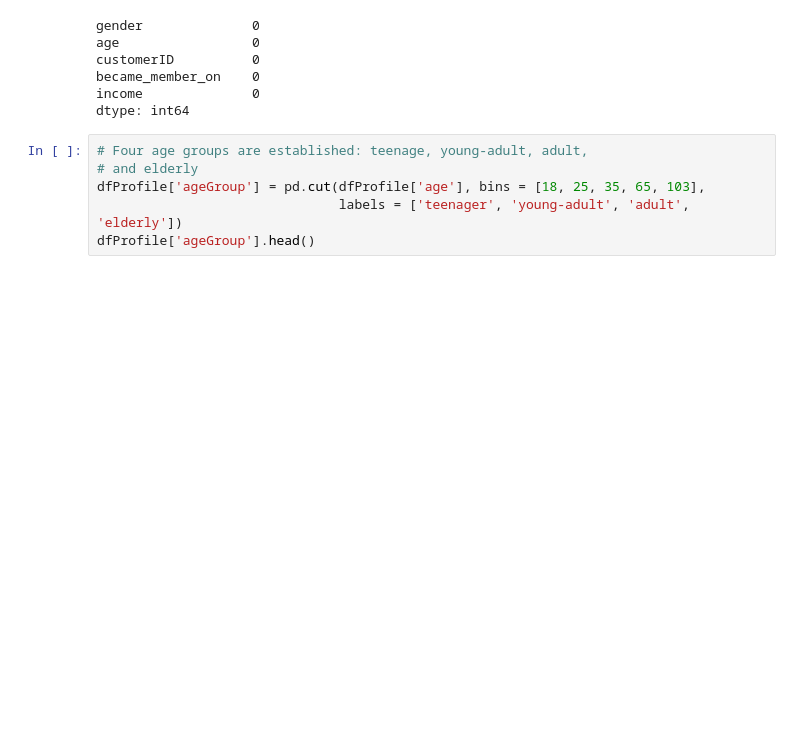
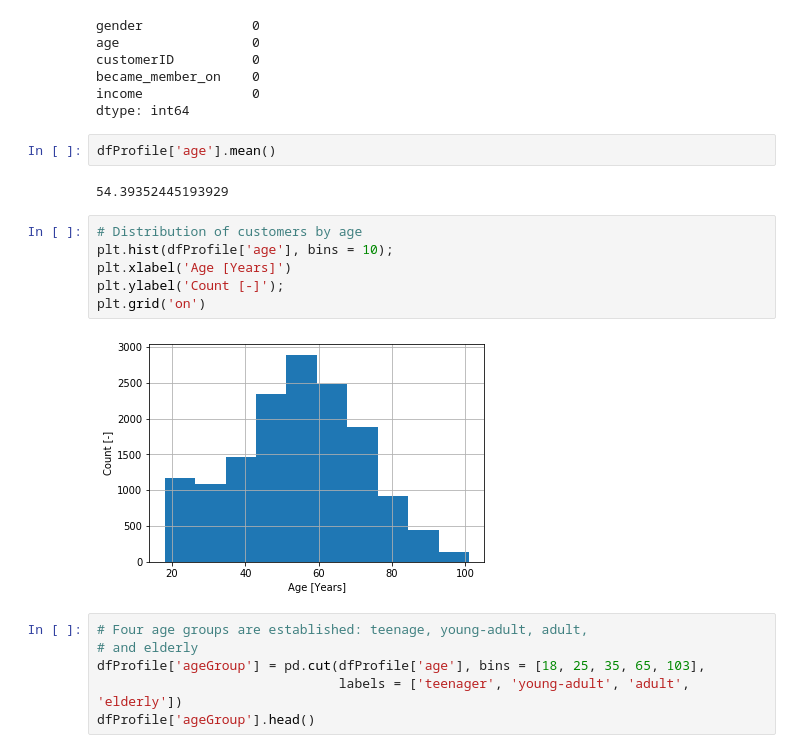
Before and after one commit to alserranor/StarbucksPromotion, a Jupyter notebook: Starbucks.ipynb, the cells around one changed output. Drawn from its saved outputs; the diff is of its cells as text; blank space fills up the shorter version.

```diff
--- a/Starbucks.ipynb
+++ b/Starbucks.ipynb
@@ -481,6 +485,18 @@ customerID          0
 became_member_on    0
 income              0
 dtype: int64
+# %%
+dfProfile['age'].mean()
+# %% [output]
+54.39352445193929
+# %%
+# Distribution of customers by age
+plt.hist(dfProfile['age'], bins = 10);
+plt.xlabel('Age [Years]')
+plt.ylabel('Count [-]');
+plt.grid('on')
+# %% [output]
+[figure, added]
 # %%
 # Four age groups are established: teenage, young-adult, adult,
 # and elderly
```
Also changed, not shown: parts of 1 cell of this notebook, 7 other files.
